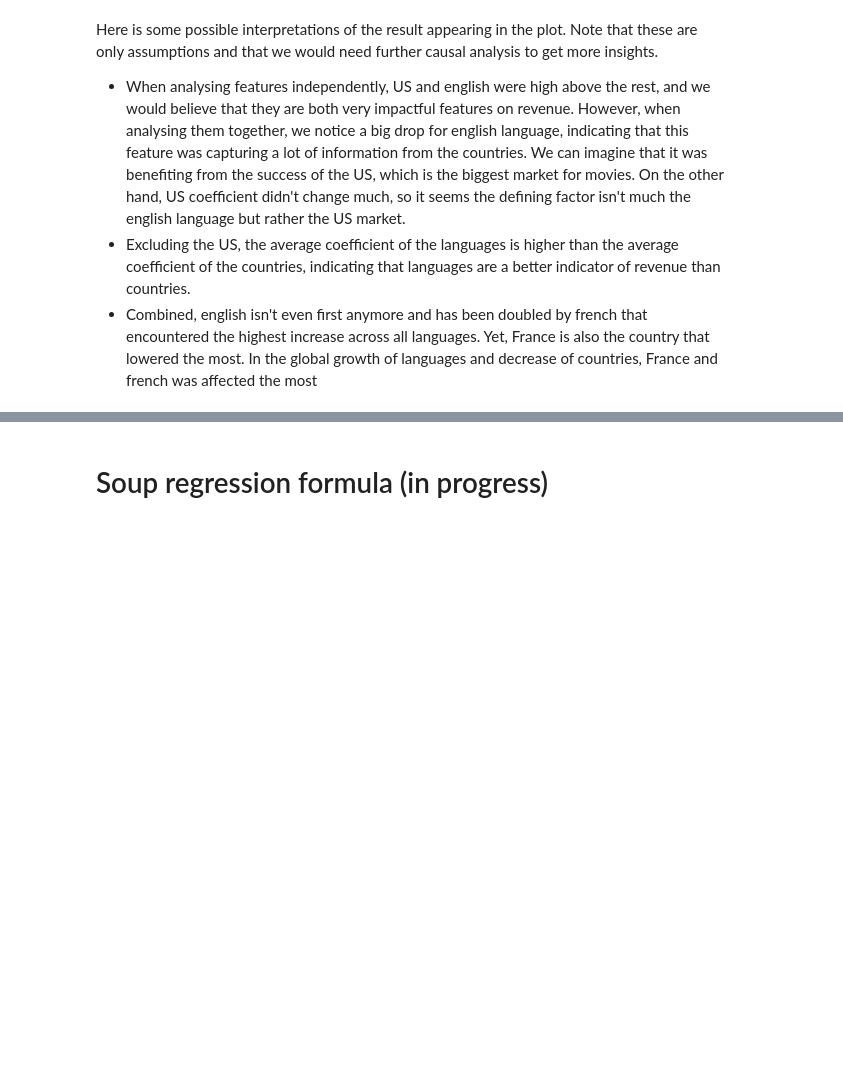
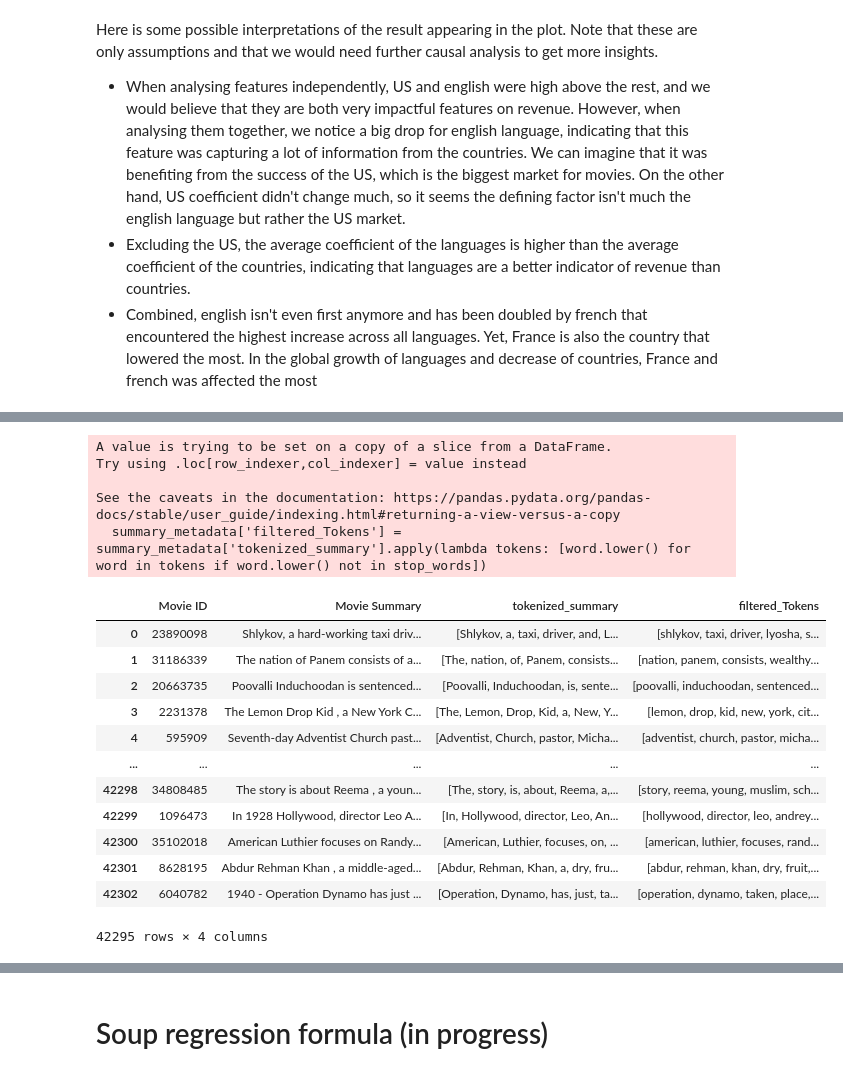
Before and after one commit to epfl-ada/ada-2023-project-adaflix, a Jupyter notebook: milestone_3.ipynb, the cells around one changed output, grey strips where cells are left out. Drawn from its saved outputs; the diff is of its cells as text; code cells hidden in the pictures; blank space fills up the shorter version.

```diff
--- a/milestone_3.ipynb
+++ b/milestone_3.ipynb
@@ -783,0 +860,14 @@ Here is some possible interpretations of the result appearing in the plot. Note
+# %%
+movie_summaries = plot_summaries_df.copy()
+
+#Extract each column in a new Series variables
+Movie_IDs = movie_summaries["Movie ID"].squeeze()
+Movie_Summaries = movie_summaries["Movie Summary"].squeeze()
+
+#Check uniqueness of values in each Series variable
+print(Movie_IDs.duplicated().sum()) # contains 0 duplicate values
+print(Movie_Summaries.duplicated().sum()) # contains 8 duplicate values
+
+#Remove duplicate values
+summary_metadata = movie_summaries.drop_duplicates("Movie Summary")
+print(summary_metadata.shape)
@@ -783,0 +878,19 @@ Here is some possible interpretations of the result appearing in the plot. Note
+# %%
+# function used to tokenize dataframe columns into single words
+def tokenize(column):
+    """Tokenizes a Pandas dataframe column and returns a list of tokens.
+
+    Args:
+        column: Pandas dataframe column.
+
+    Returns:
+        tokens (list): Tokenized list.
+    """
+
+    tokens = nltk.word_tokenize(column)
+    return [w for w in tokens if w.isalpha()]
+# %%
+# Add a column containing tokenized summaries
+summary_metadata['tokenized_summary'] = summary_metadata.apply(lambda x: tokenize(x['Movie Summary']), axis=1)
+
+summary_metadata
@@ -783,0 +916,24 @@ Here is some possible interpretations of the result appearing in the plot. Note
+# %%
+# filter the column containing tokenized text by deleting all stopwords
+summary_metadata['filtered_Tokens'] = summary_metadata['tokenized_summary'].apply(lambda tokens: [word.lower() for word in tokens if word.lower() not in stop_words])
+
+summary_metadata
+# %% [output]
+A value is trying to be set on a copy of a slice from a DataFrame.
+Try using .loc[row_indexer,col_indexer] = value instead
+
+See the caveats in the documentation: https://pandas.pydata.org/pandas-docs/stable/user_guide/indexing.html#returning-a-view-versus-a-copy
+  summary_metadata['filtered_Tokens'] = summary_metadata['tokenized_summary'].apply(lambda tokens: [word.lower() for word in tokens if word.lower() not in stop_words])
+|  | Movie ID | Movie Summary | tokenized_summary | filtered_Tokens |
+| 0 | 23890098 | Shlykov, a hard-working taxi driv... | [Shlykov, a, taxi, driver, and, L... | [shlykov, taxi, driver, lyosha, s... |
+| 1 | 31186339 | The nation of Panem consists of a... | [The, nation, of, Panem, consists... | [nation, panem, consists, wealthy... |
+| 2 | 20663735 | Poovalli Induchoodan is sentenced... | [Poovalli, Induchoodan, is, sente... | [poovalli, induchoodan, sentenced... |
+| 3 | 2231378 | The Lemon Drop Kid , a New York C... | [The, Lemon, Drop, Kid, a, New, Y... | [lemon, drop, kid, new, york, cit... |
+| 4 | 595909 | Seventh-day Adventist Church past... | [Adventist, Church, pastor, Micha... | [adventist, church, pastor, micha... |
+| ... | ... | ... | ... | ... |
+| 42298 | 34808485 | The story is about Reema , a youn... | [The, story, is, about, Reema, a,... | [story, reema, young, muslim, sch... |
+| 42299 | 1096473 | In 1928 Hollywood, director Leo A... | [In, Hollywood, director, Leo, An... | [hollywood, director, leo, andrey... |
+| 42300 | 35102018 | American Luthier focuses on Randy... | [American, Luthier, focuses, on, ... | [american, luthier, focuses, rand... |
+| 42301 | 8628195 | Abdur Rehman Khan , a middle-aged... | [Abdur, Rehman, Khan, a, dry, fru... | [abdur, rehman, khan, dry, fruit,... |
+| 42302 | 6040782 | 1940 - Operation Dynamo has just ... | [Operation, Dynamo, has, just, ta... | [operation, dynamo, taken, place,... |
+42295 rows × 4 columns
```
Also changed, not shown: parts of 30 cells of this notebook.
